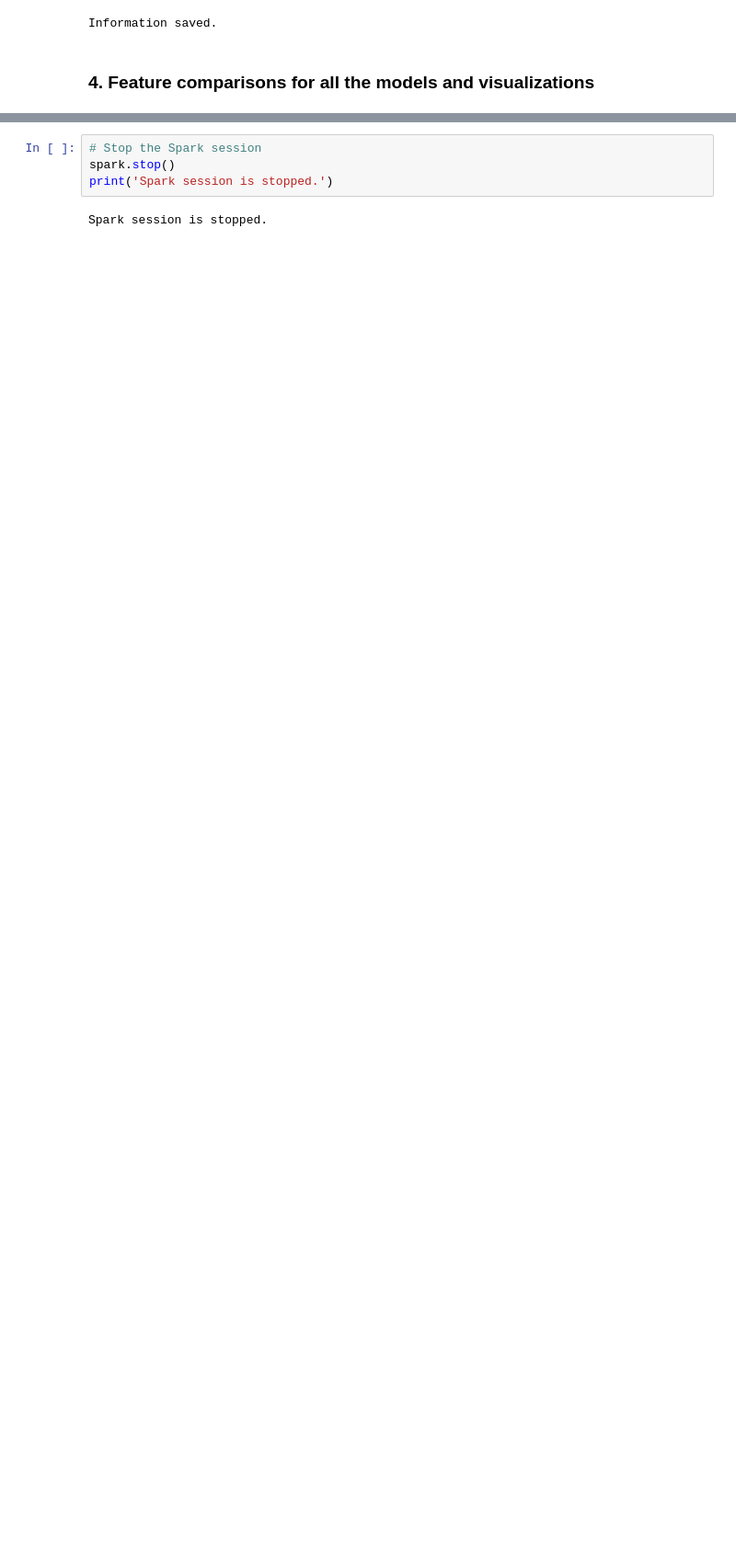
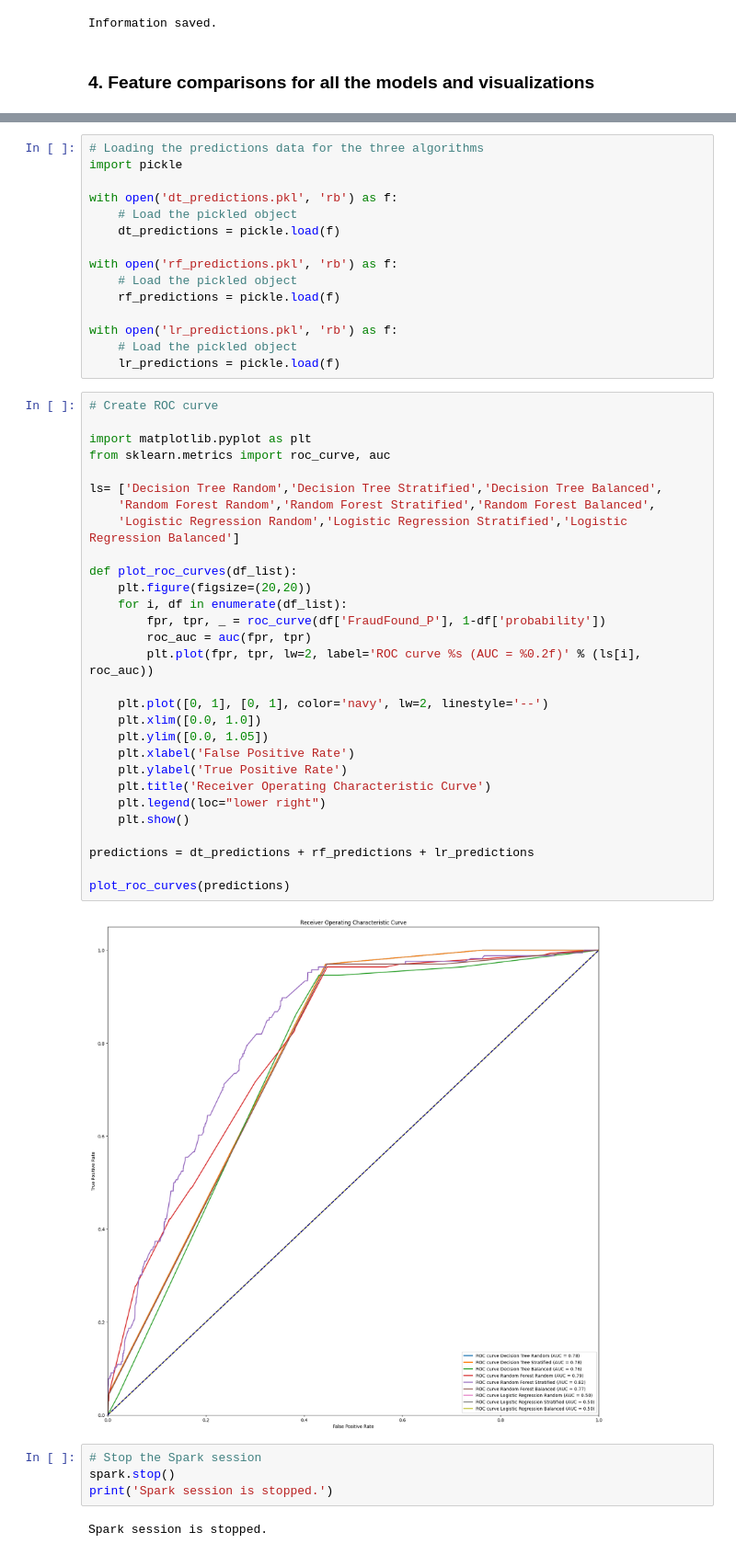
Before and after one commit to bhanup6663/Bigdata, a Jupyter notebook: model/Model_Implementation.ipynb, the cells around one changed output, grey strips where cells are left out. Shown at 92% size. Saved outputs shown, nothing was run; the diff lists cells and outputs as text; blank space fills up the shorter version.

Commit message:
Added ROC plots

```diff
--- a/model/Model_Implementation.ipynb
+++ b/model/Model_Implementation.ipynb
@@ -892,6 +937,52 @@ plt_1.grid(False)
 plt_1.show()
 # %% [output]
 [figure]
+# %%
+# Loading the predictions data for the three algorithms
+import pickle
+
+with open('dt_predictions.pkl', 'rb') as f:
+    # Load the pickled object
+    dt_predictions = pickle.load(f)
+
+with open('rf_predictions.pkl', 'rb') as f:
+    # Load the pickled object
+    rf_predictions = pickle.load(f)
+
+with open('lr_predictions.pkl', 'rb') as f:
+    # Load the pickled object
+    lr_predictions = pickle.load(f)
+# %%
+# Create ROC curve
+
+import matplotlib.pyplot as plt
+from sklearn.metrics import roc_curve, auc
+
+ls= ['Decision Tree Random','Decision Tree Stratified','Decision Tree Balanced',
+    'Random Forest Random','Random Forest Stratified','Random Forest Balanced',
+    'Logistic Regression Random','Logistic Regression Stratified','Logistic Regression Balanced']
+
+def plot_roc_curves(df_list):
+    plt.figure(figsize=(20,20))
+    for i, df in enumerate(df_list):
+        fpr, tpr, _ = roc_curve(df['FraudFound_P'], 1-df['probability'])
+        roc_auc = auc(fpr, tpr)
+        plt.plot(fpr, tpr, lw=2, label='ROC curve %s (AUC = %0.2f)' % (ls[i], roc_auc))
+
+    plt.plot([0, 1], [0, 1], color='navy', lw=2, linestyle='--')
+    plt.xlim([0.0, 1.0])
+    plt.ylim([0.0, 1.05])
+    plt.xlabel('False Positive Rate')
+    plt.ylabel('True Positive Rate')
+    plt.title('Receiver Operating Characteristic Curve')
+    plt.legend(loc="lower right")
+    plt.show()
+
+predictions = dt_predictions + rf_predictions + lr_predictions
+
+plot_roc_curves(predictions)
+# %% [output]
+[figure, added]
 # %%
 # Stop the Spark session
 spark.stop()
```
Also changed, not shown: parts of 7 cells of this notebook, 3 other files.
